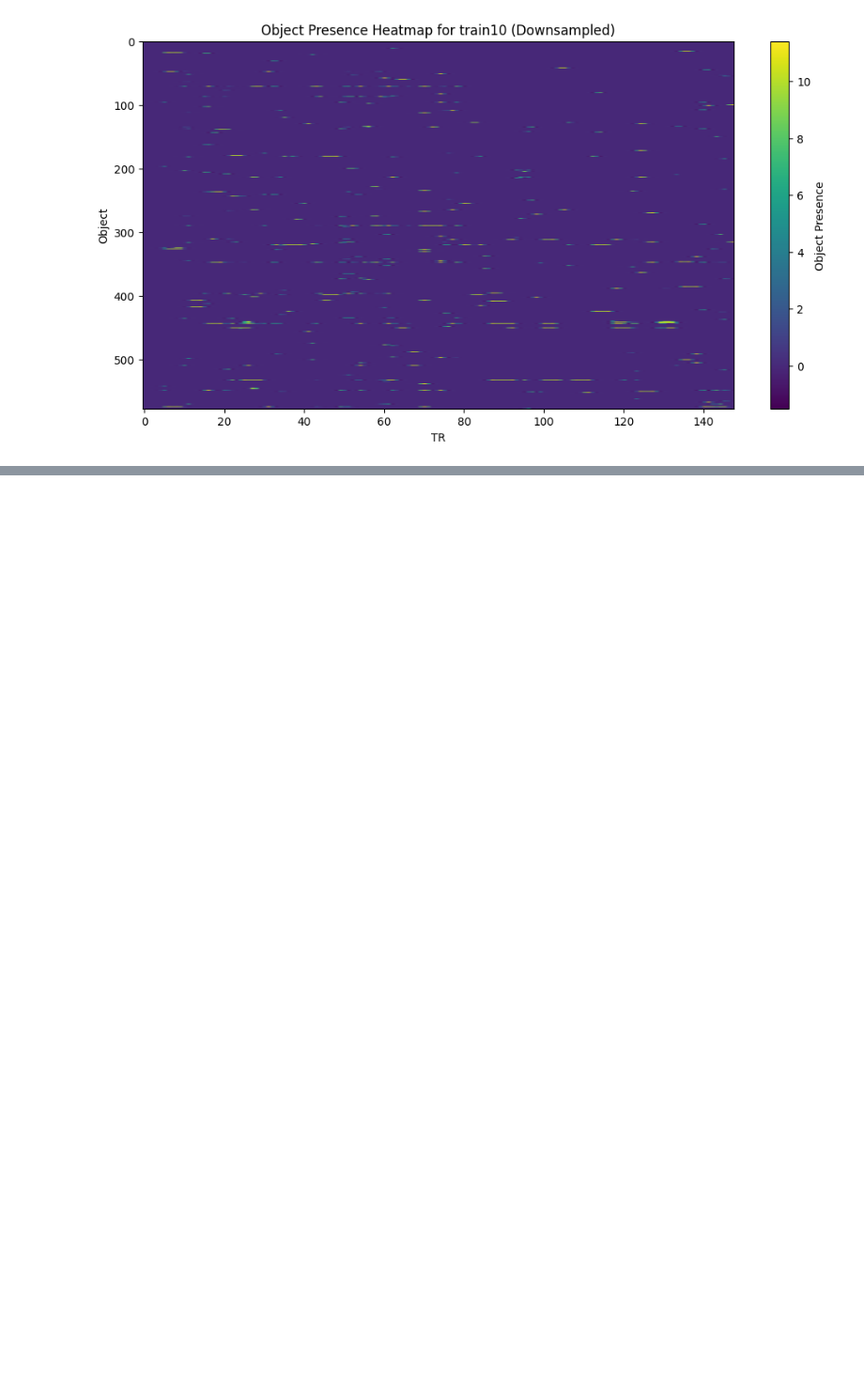
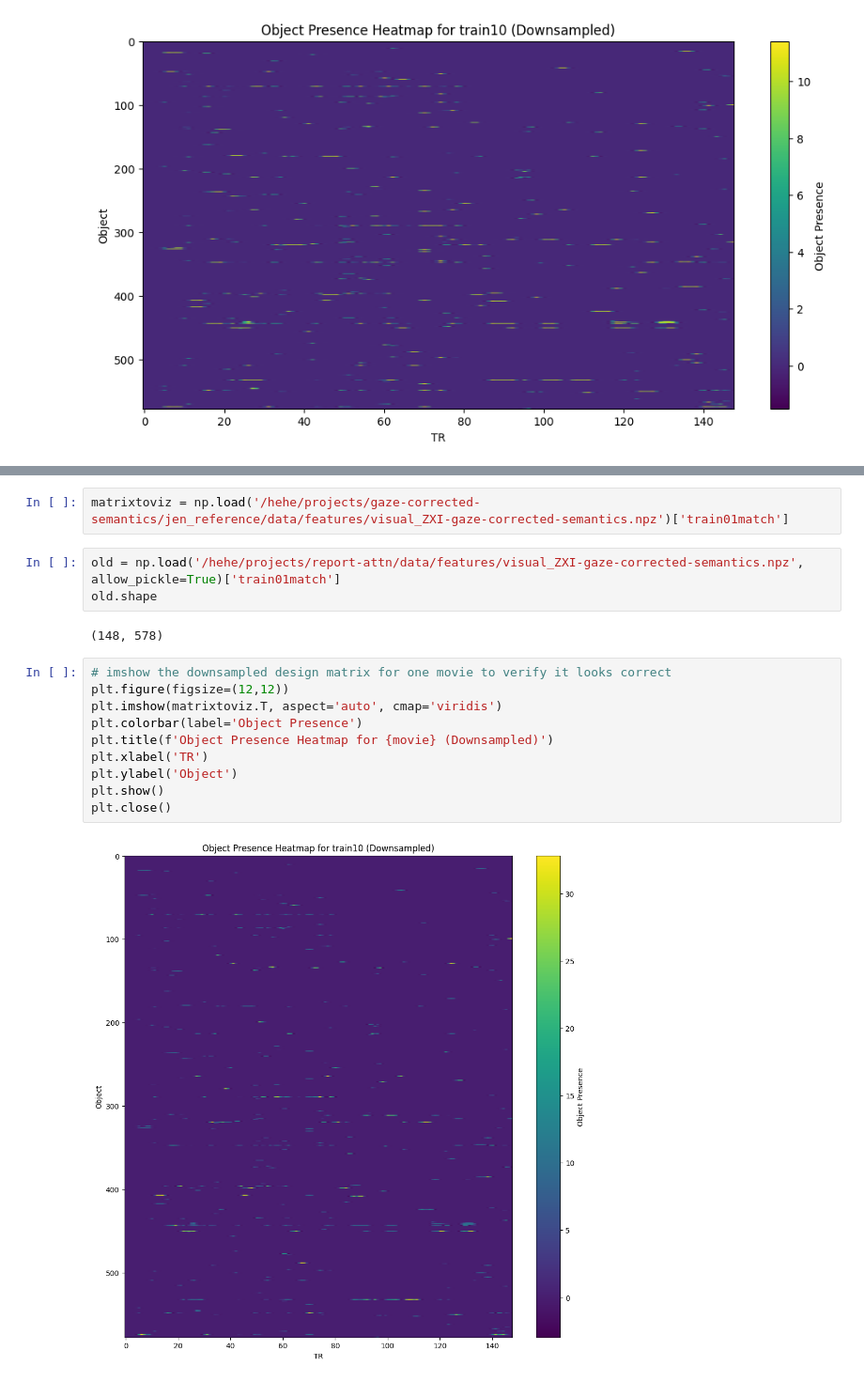
Before and after one commit to shiochiba/gaze-corrected-semantics, a Jupyter notebook: jen_reference/notebooks/01_masks-qc.ipynb, the cells around one changed output, grey strips where cells are left out. Shown at 94% size. Cells and saved outputs as stored; diff of their text form; blank space fills up the shorter version.

```diff
--- a/jen_reference/notebooks/01_masks-qc.ipynb
+++ b/jen_reference/notebooks/01_masks-qc.ipynb
@@ -514,0 +1118,19 @@ plt.close()
+# %%
+matrixtoviz = np.load('/hehe/projects/gaze-corrected-semantics/jen_reference/data/features/visual_ZXI-gaze-corrected-semantics.npz')['train01match']
+# %%
+old = np.load('/hehe/projects/report-attn/data/features/visual_ZXI-gaze-corrected-semantics.npz', allow_pickle=True)['train01match']
+old.shape
+# %% [output]
+(148, 578)
+# %%
+# imshow the downsampled design matrix for one movie to verify it looks correct
+plt.figure(figsize=(12,12))
+plt.imshow(matrixtoviz.T, aspect='auto', cmap='viridis')
+plt.colorbar(label='Object Presence')
+plt.title(f'Object Presence Heatmap for {movie} (Downsampled)')
+plt.xlabel('TR')
+plt.ylabel('Object')
+plt.show()
+plt.close()
+# %% [output]
+[figure, added]
```
Also changed, not shown: parts of 16 cells of this notebook, 5 other files.
